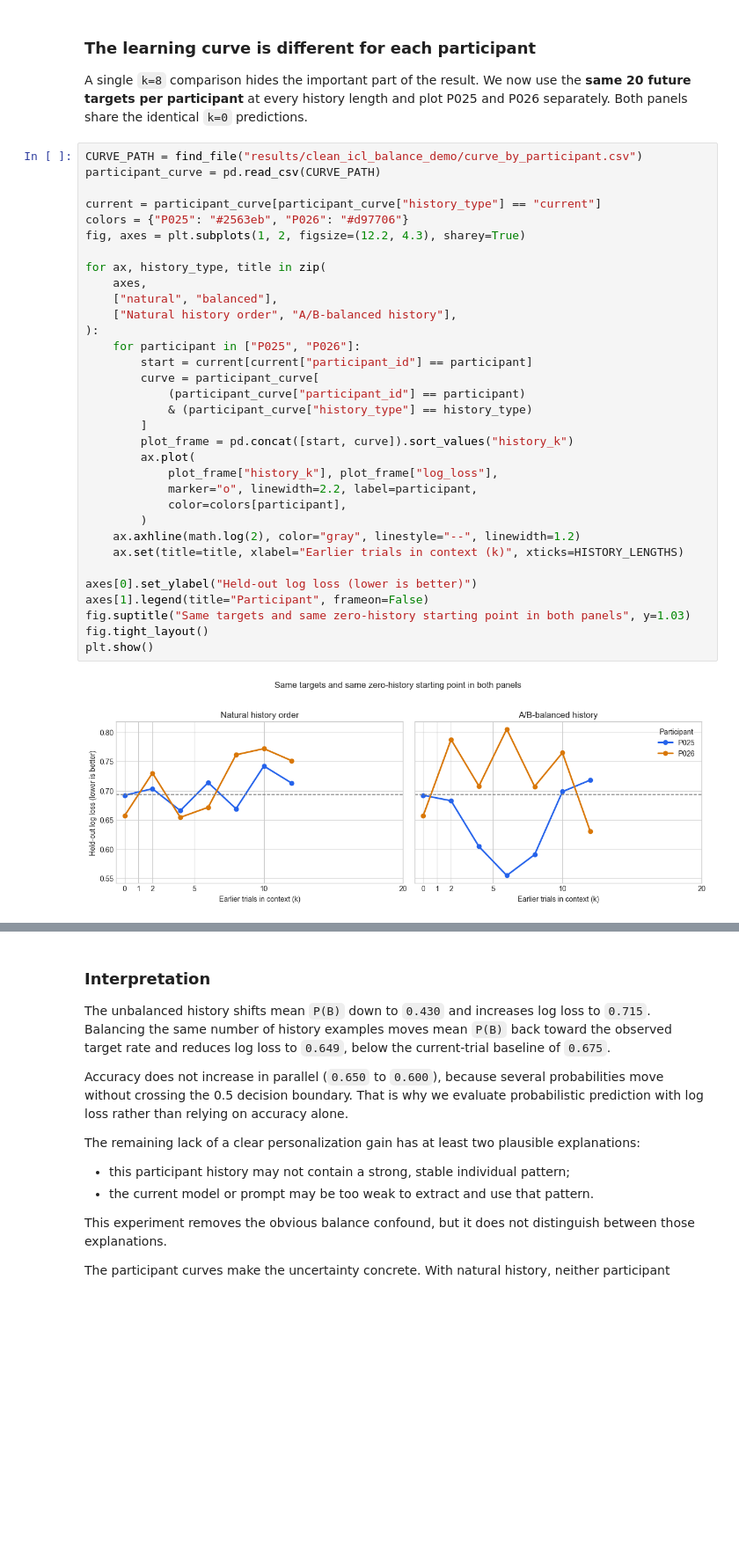
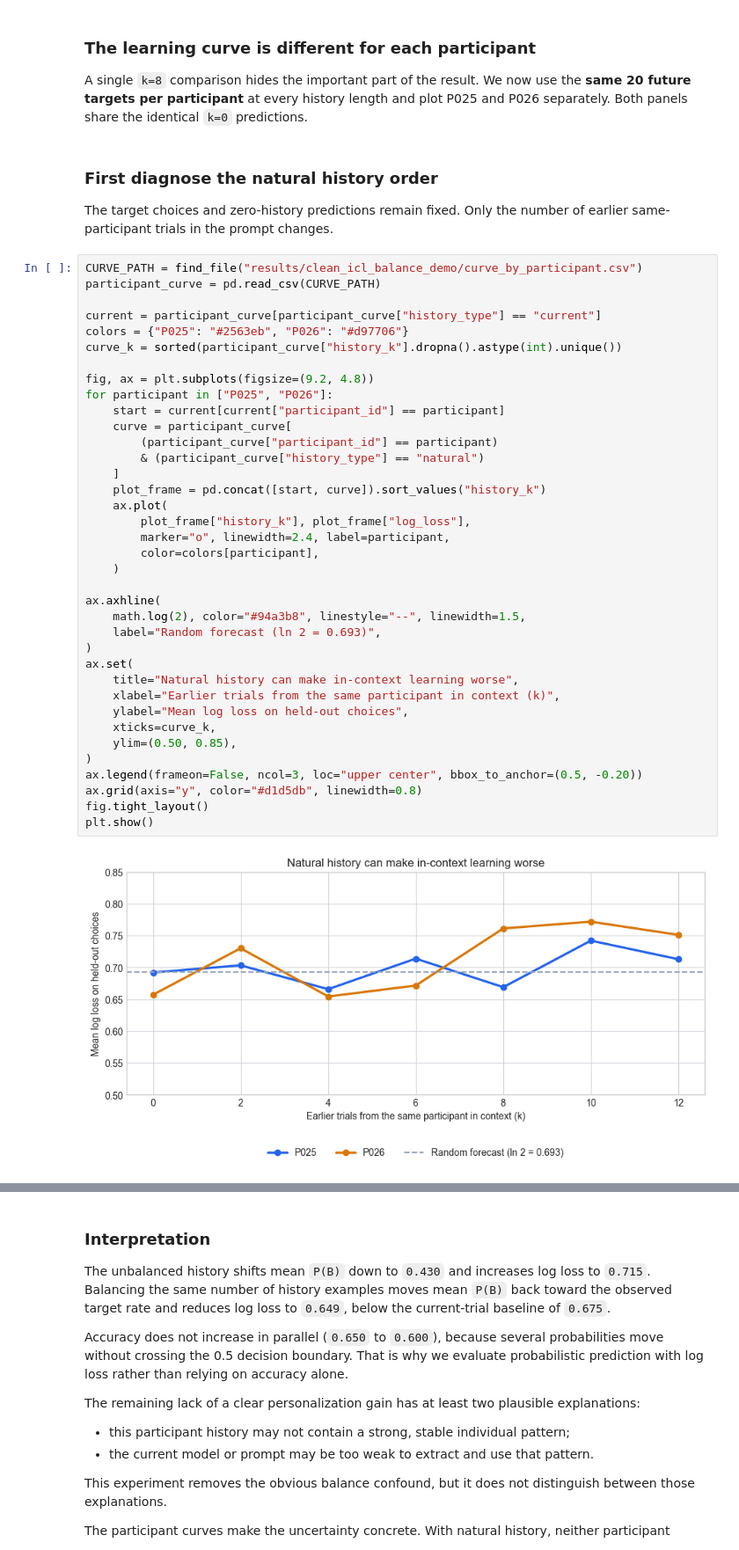
Before and after one commit to xhb120633/LLM_human_decisions, a Jupyter notebook: notebooks/01_prediction_from_zero_shot_to_icl.ipynb, the cells around one changed output, grey strips where cells are left out. Shown at 88% size. Saved outputs shown, nothing was run; the diff lists cells and outputs as text; blank space fills up the shorter version.

```diff
--- a/notebooks/01_prediction_from_zero_shot_to_icl.ipynb
+++ b/notebooks/01_prediction_from_zero_shot_to_icl.ipynb
@@ -474,38 +474,46 @@ plt.show()
 A single `k=8` comparison hides the important part of the result. We now use
 the **same 20 future targets per participant** at every history length and plot
 P025 and P026 separately. Both panels share the identical `k=0` predictions.
-# %%
-CURVE_PATH = find_file("results/clean_icl_balance_demo/curve_by_participant.csv")
-participant_curve = pd.read_csv(CURVE_PATH)
-
-current = participant_curve[participant_curve["history_type"] == "current"]
-colors = {"P025": "#2563eb", "P026": "#d97706"}
-fig, axes = plt.subplots(1, 2, figsize=(12.2, 4.3), sharey=True)
-
-for ax, history_type, title in zip(
-    axes,
-    ["natural", "balanced"],
-    ["Natural history order", "A/B-balanced history"],
-):
-    for participant in ["P025", "P026"]:
-        start = current[current["participant_id"] == participant]
-        curve = participant_curve[
-            (participant_curve["participant_id"] == participant)
-            & (participant_curve["history_type"] == history_type)
-        ]
-        plot_frame = pd.concat([start, curve]).sort_values("history_k")
-        ax.plot(
-            plot_frame["history_k"], plot_frame["log_loss"],
-            marker="o", linewidth=2.2, label=participant,
-            color=colors[participant],
-        )
-    ax.axhline(math.log(2), color="gray", linestyle="--", linewidth=1.2)
-    ax.set(title=title, xlabel="Earlier trials in context (k)", xticks=HISTORY_LENGTHS)
-
-axes[0].set_ylabel("Held-out log loss (lower is better)")
-axes[1].legend(title="Participant", frameon=False)
-fig.suptitle("Same targets and same zero-history starting point in both panels", y=1.03)
-fig.tight_layout()
-plt.show()
-# %% [output]
-[figure, removed]
+# %% [markdown]
+### First diagnose the natural history order
+
+The target choices and zero-history predictions remain fixed. Only the number of earlier same-participant trials in the prompt changes.
+# %%
+CURVE_PATH = find_file("results/clean_icl_balance_demo/curve_by_participant.csv")
+participant_curve = pd.read_csv(CURVE_PATH)
+
+current = participant_curve[participant_curve["history_type"] == "current"]
+colors = {"P025": "#2563eb", "P026": "#d97706"}
+curve_k = sorted(participant_curve["history_k"].dropna().astype(int).unique())
+
+fig, ax = plt.subplots(figsize=(9.2, 4.8))
+for participant in ["P025", "P026"]:
+    start = current[current["participant_id"] == participant]
+    curve = participant_curve[
+        (participant_curve["participant_id"] == participant)
+        & (participant_curve["history_type"] == "natural")
+    ]
+    plot_frame = pd.concat([start, curve]).sort_values("history_k")
+    ax.plot(
+        plot_frame["history_k"], plot_frame["log_loss"],
+        marker="o", linewidth=2.4, label=participant,
+        color=colors[participant],
+    )
+
+ax.axhline(
+    math.log(2), color="#94a3b8", linestyle="--", linewidth=1.5,
+    label="Random forecast (ln 2 = 0.693)",
+)
+ax.set(
+    title="Natural history can make in-context learning worse",
+    xlabel="Earlier trials from the same participant in context (k)",
+    ylabel="Mean log loss on held-out choices",
+    xticks=curve_k,
+    ylim=(0.50, 0.85),
+)
+ax.legend(frameon=False, ncol=3, loc="upper center", bbox_to_anchor=(0.5, -0.20))
+ax.grid(axis="y", color="#d1d5db", linewidth=0.8)
+fig.tight_layout()
+plt.show()
+# %% [output]
+[figure, added]
```
Also changed, not shown: parts of 2 cells of this notebook.
